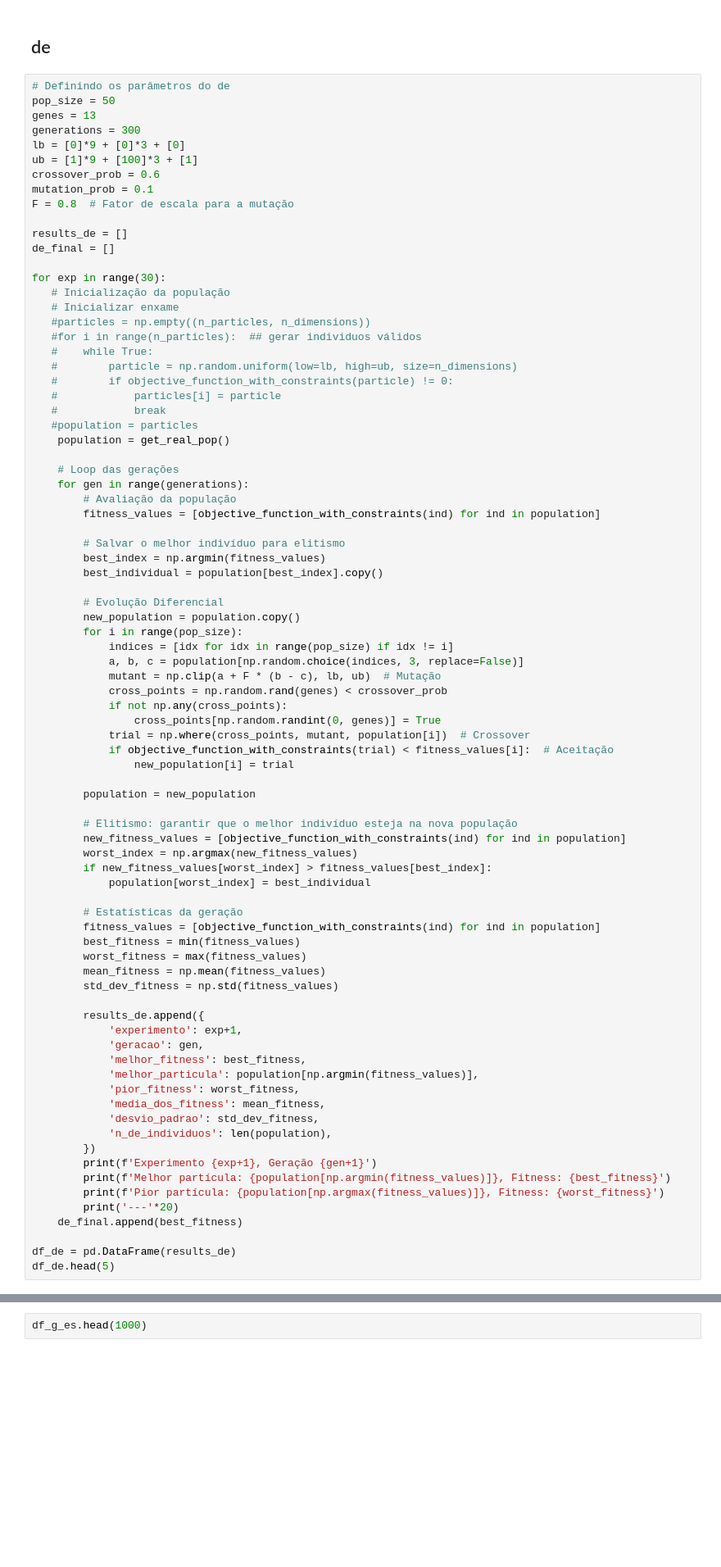
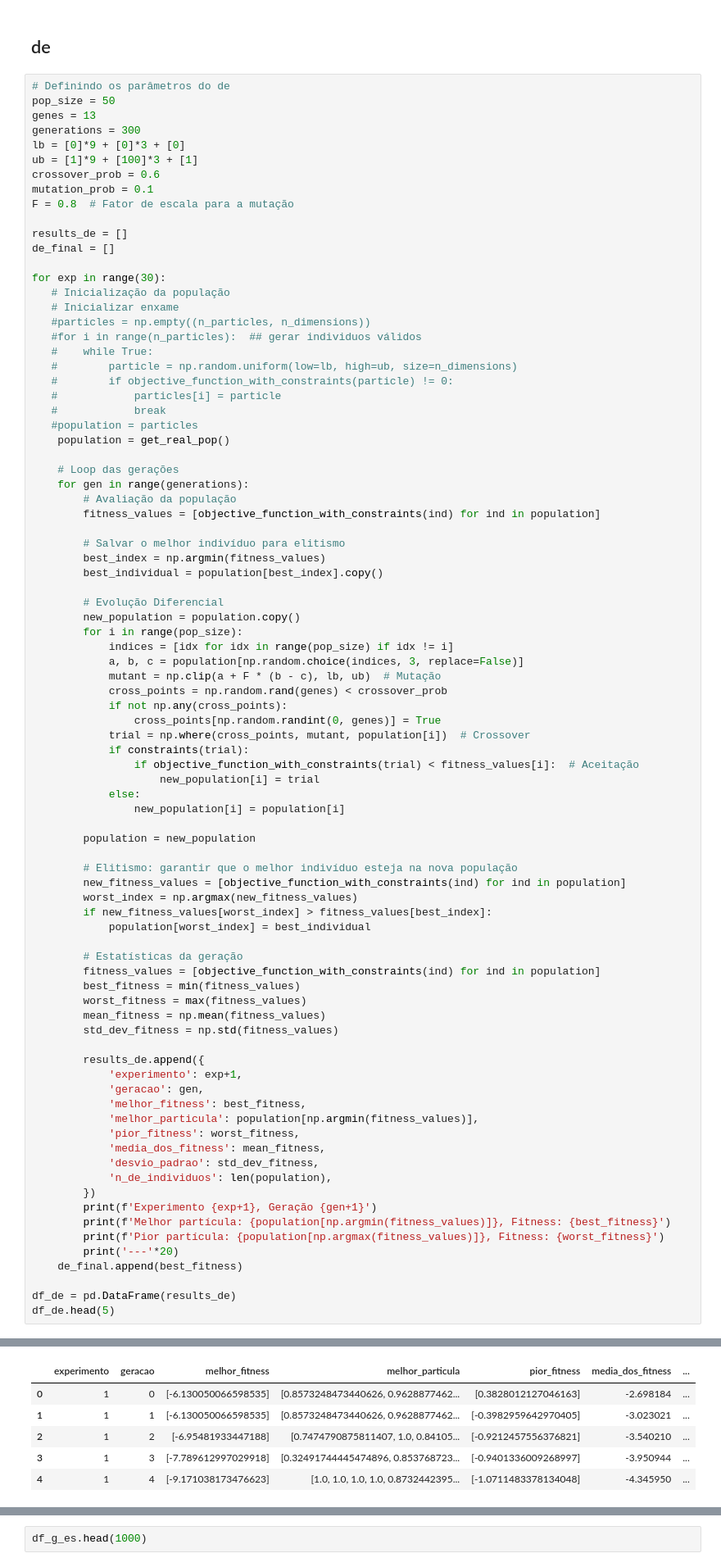
Before and after one commit to danjaca/IC-20231, a Jupyter notebook: pso_ga_de_es/g1.ipynb, the cells around one changed output, grey strips where cells are left out. Shown at 82% size. Drawn from its saved outputs; the diff is of its cells as text; blank space fills up the shorter version.

```diff
--- a/pso_ga_de_es/g1.ipynb
+++ b/pso_ga_de_es/g1.ipynb
@@ -344,8 +417,11 @@ for exp in range(30):
             if not np.any(cross_points):
                 cross_points[np.random.randint(0, genes)] = True
             trial = np.where(cross_points, mutant, population[i])  # Crossover
-            if objective_function_with_constraints(trial) < fitness_values[i]:  # Aceitação
-                new_population[i] = trial
+            if constraints(trial):
+                if objective_function_with_constraints(trial) < fitness_values[i]:  # Aceitação
+                    new_population[i] = trial
+            else:
+                new_population[i] = population[i]
 
         population = new_population
 
@@ -380,3 +456,4 @@ for exp in range(30):
 
 df_de = pd.DataFrame(results_de)
 df_de.head(5)
+# %% [output]
@@ -383,2 +477,8 @@ df_de.head(5)
+|  | experimento | geracao | melhor_fitness | melhor_particula | pior_fitness | media_dos_fitness | ... |
+| 0 | 1 | 0 | [-6.130050066598535] | [0.8573248473440626, 0.9628877462... | [0.3828012127046163] | -2.698184 | ... |
+| 1 | 1 | 1 | [-6.130050066598535] | [0.8573248473440626, 0.9628877462... | [-0.3982959642970405] | -3.023021 | ... |
+| 2 | 1 | 2 | [-6.95481933447188] | [0.7474790875811407, 1.0, 0.84105... | [-0.9212457556376821] | -3.540210 | ... |
+| 3 | 1 | 3 | [-7.789612997029918] | [0.32491744445474896, 0.853768723... | [-0.9401336009268997] | -3.950944 | ... |
+| 4 | 1 | 4 | [-9.171038173476623] | [1.0, 1.0, 1.0, 1.0, 0.8732442395... | [-1.0711483378134048] | -4.345950 | ... |
 # %%
 df_de.head(1000)
```
Also changed, not shown: parts of 19 cells of this notebook.
